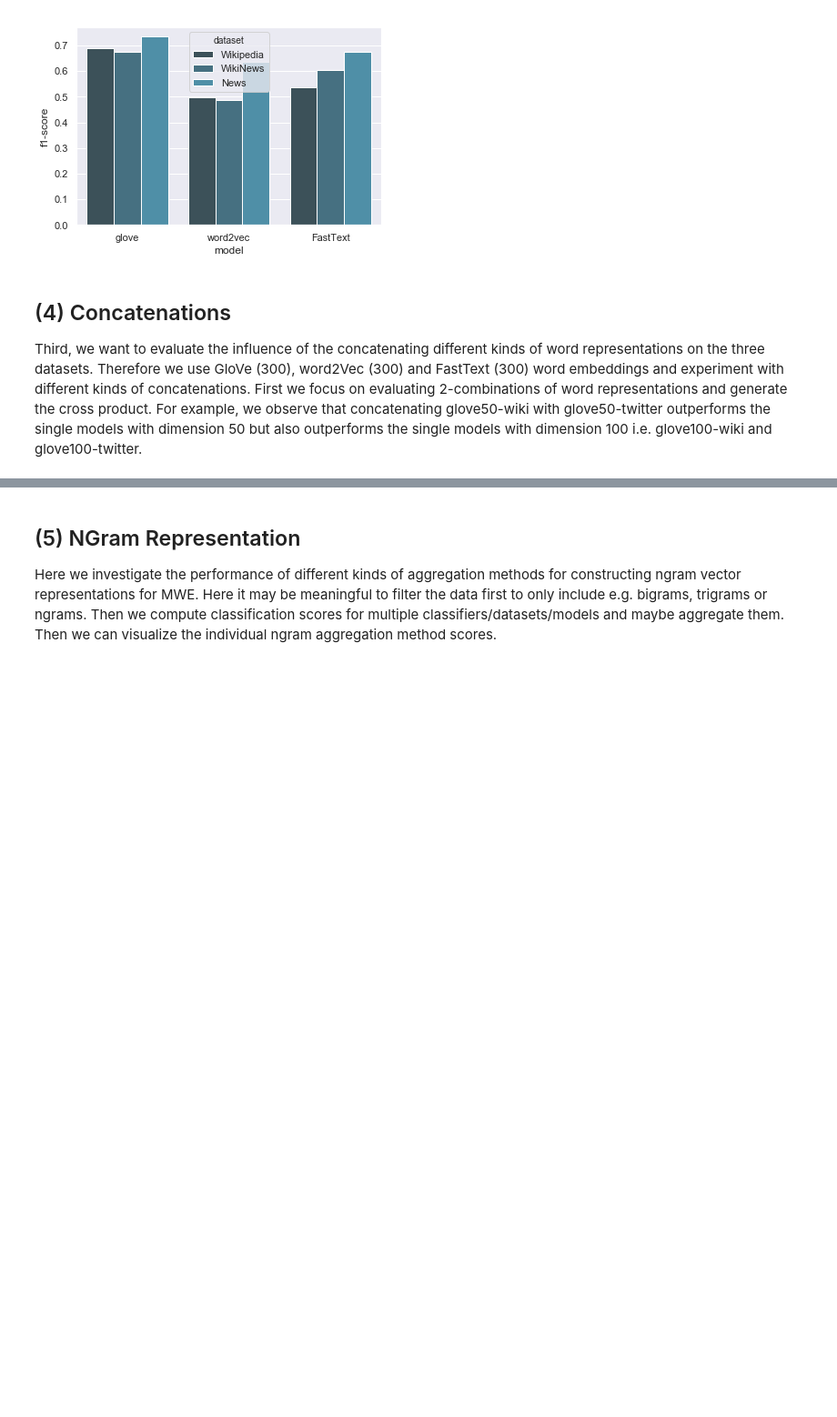
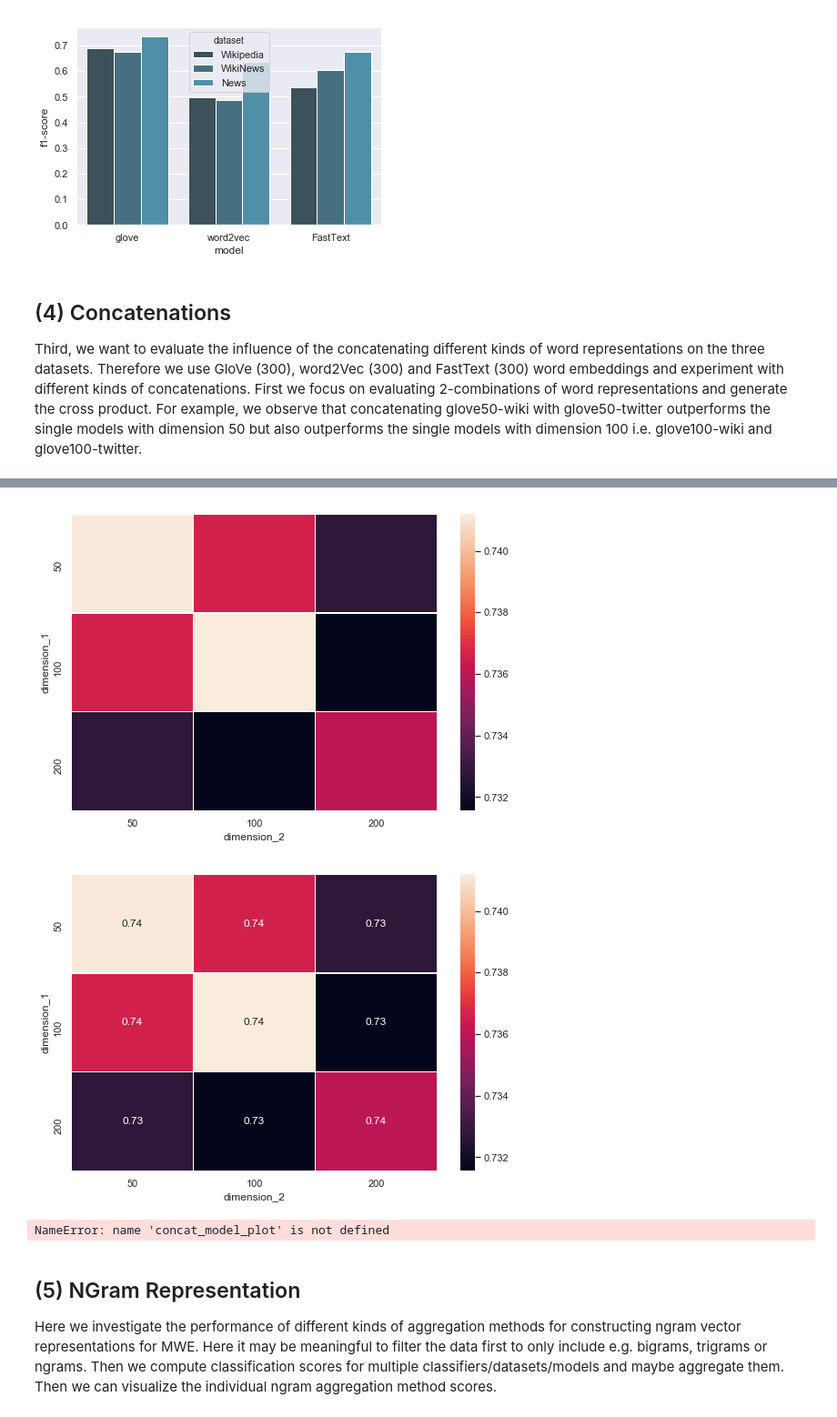
Before and after one commit to kristiankolthoff/CoWoPhId, a Jupyter notebook: python/word_embeddings_experiments.ipynb, the cells around one changed output, grey strips where cells are left out. Shown: that part at 91% size. Cells and saved outputs as stored; diff of their text form; code cells hidden in the pictures; blank space fills up the shorter version.

```diff
--- a/python/word_embeddings_experiments.ipynb
+++ b/python/word_embeddings_experiments.ipynb
@@ -655,3 +606,26 @@ plt.show(concat_model_plot)
+# %%
+concat_model_data = [{'dimension_1' : result.model[0].dimension,
+                      'dimension_2' : result.model[1].dimension,
+                      'dataset' : result.dataset.name,
+                      'model': (result.model[0].type + \
+                                str(result.model[0].dimension) + result.model[0].corpus \
+                                + result.model[1].type +
+                               str(result.model[1].dimension) + result.model[1].corpus) ,
+                      'f1-score' : result.measure[0]}
+                      for result in results]
+concat_model_data = pd.DataFrame.from_records(concat_model_data)
+concat_data = pd.pivot_table(concat_model_data, values='f1-score', index='dimension_1', columns='dimension_2', aggfunc='mean')
+f, ax = plt.subplots(figsize=(9, 6))
+heatmap_concats = sns.heatmap(concat_data, annot=True, linewidths=.5, ax=ax)
+plt.show(heatmap_concats)
+# %% [output]
+[figure, added]
+[figure, added]
+# %%
+concat_model_plot_fig = concat_model_plot.get_figure()
+concat_model_plot_fig.savefig('D:/workspace_python/CoWoReId/concat_models.pdf')
+# %% [output]
+NameError: name 'concat_model_plot' is not defined
 # %% [markdown]
 ## (5) NGram Representation
 Here we investigate the performance of different kinds of aggregation methods for constructing ngram vector representations for MWE. Here it may be meaningful to filter the data first to only include e.g. bigrams, trigrams or ngrams. Then we compute classification scores for multiple classifiers/datasets/models and maybe aggregate them. Then we can visualize the individual ngram aggregation method scores.
```
Also changed, not shown: parts of 44 cells of this notebook.
